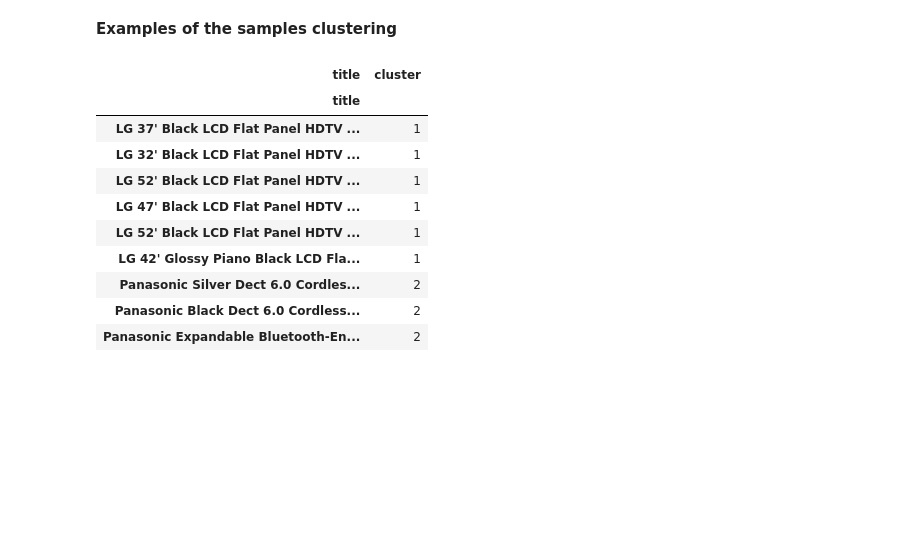
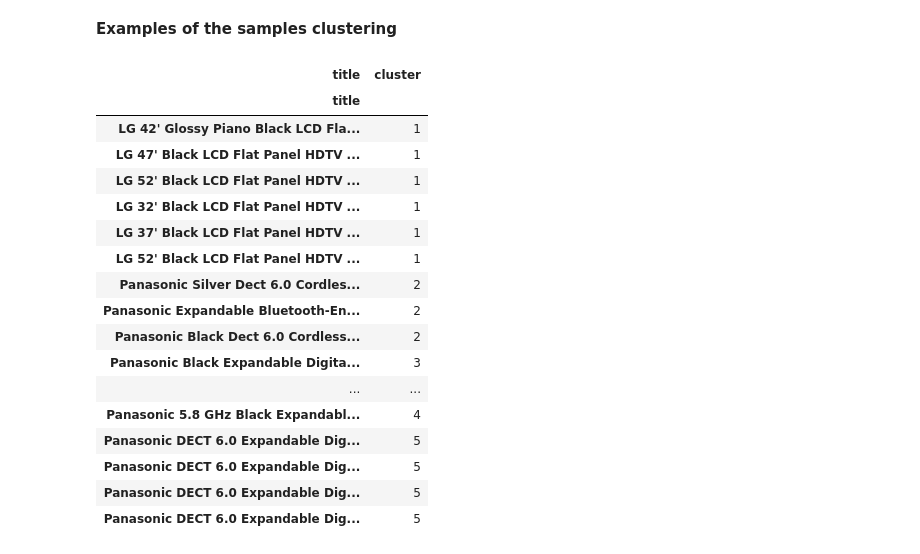
Before and after one commit to despinoza119/Entity_Resolution_and_Clustering, a Jupyter notebook: entity_resolution_clustering.ipynb, the cells around one changed output. Cells and saved outputs as stored; diff of their text form; code cells hidden in the pictures; blank space fills up the shorter version.

Commit message:
update_example_cluster_df

```diff
--- a/entity_resolution_clustering.ipynb
+++ b/entity_resolution_clustering.ipynb
@@ -232,16 +232,23 @@ plt.show()
 # %% [markdown]
 **Examples of the samples clustering**
 # %%
-df_cluster[(df_cluster['cluster']==1)|(df_cluster['cluster']==2)][['cluster']].sort_values('cluster')
+df_cluster[(df_cluster['cluster']<6)&(df_cluster['cluster']>0)][['cluster']].sort_values('cluster')
 # %% [output]
 | title | cluster |
 | title |  |
-| LG 37' Black LCD Flat Panel HDTV ... | 1 |
-| LG 32' Black LCD Flat Panel HDTV ... | 1 |
-| LG 52' Black LCD Flat Panel HDTV ... | 1 |
+| LG 42' Glossy Piano Black LCD Fla... | 1 |
 | LG 47' Black LCD Flat Panel HDTV ... | 1 |
 | LG 52' Black LCD Flat Panel HDTV ... | 1 |
-| LG 42' Glossy Piano Black LCD Fla... | 1 |
+| LG 32' Black LCD Flat Panel HDTV ... | 1 |
+| LG 37' Black LCD Flat Panel HDTV ... | 1 |
+| LG 52' Black LCD Flat Panel HDTV ... | 1 |
 | Panasonic Silver Dect 6.0 Cordles... | 2 |
+| Panasonic Expandable Bluetooth-En... | 2 |
 | Panasonic Black Dect 6.0 Cordless... | 2 |
-| Panasonic Expandable Bluetooth-En... | 2 |
+| Panasonic Black Expandable Digita... | 3 |
+| ... | ... |
+| Panasonic 5.8 GHz Black Expandabl... | 4 |
+| Panasonic DECT 6.0 Expandable Dig... | 5 |
+| Panasonic DECT 6.0 Expandable Dig... | 5 |
+| Panasonic DECT 6.0 Expandable Dig... | 5 |
+| Panasonic DECT 6.0 Expandable Dig... | 5 |
```
Also changed, not shown: parts of 4 cells of this notebook.
